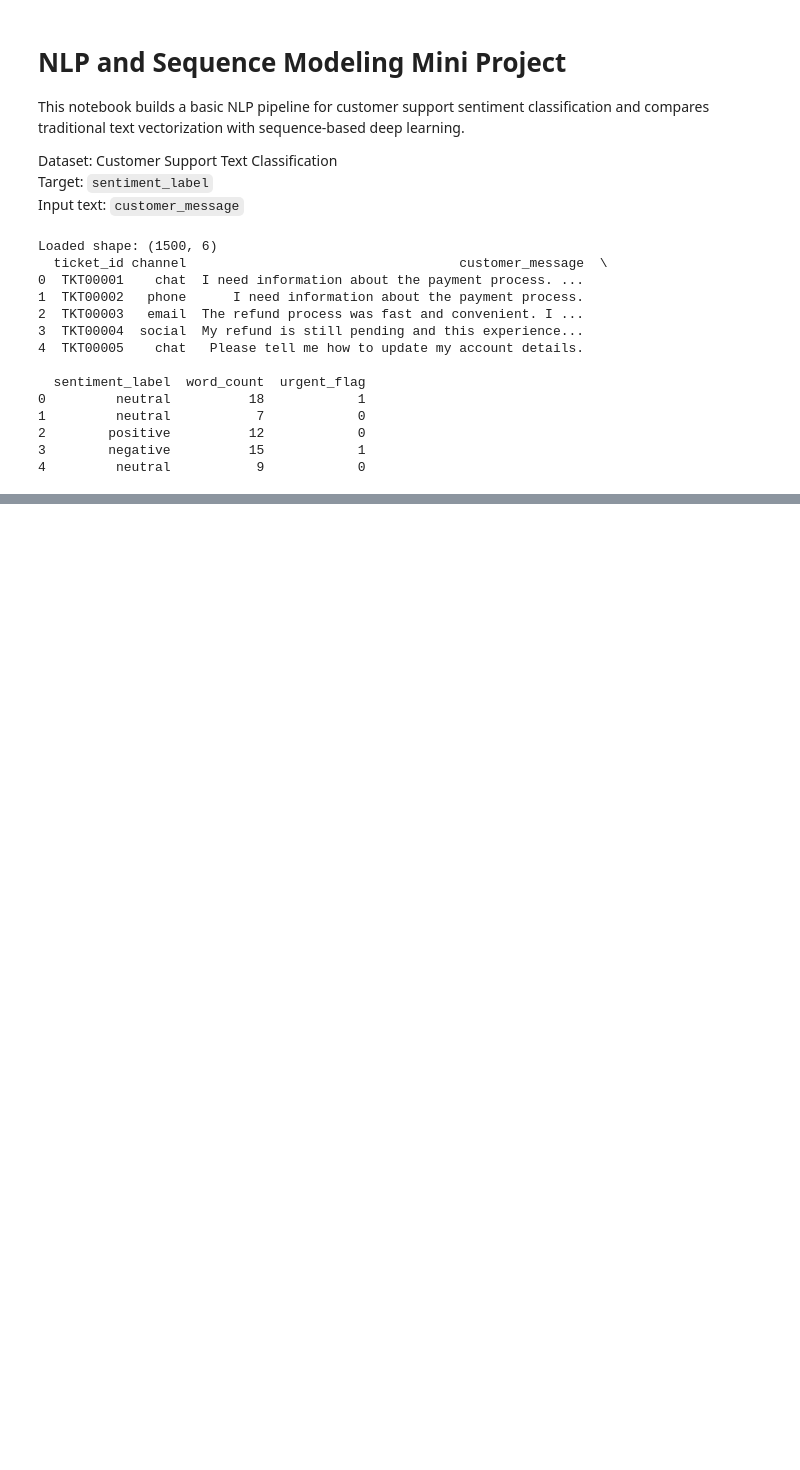
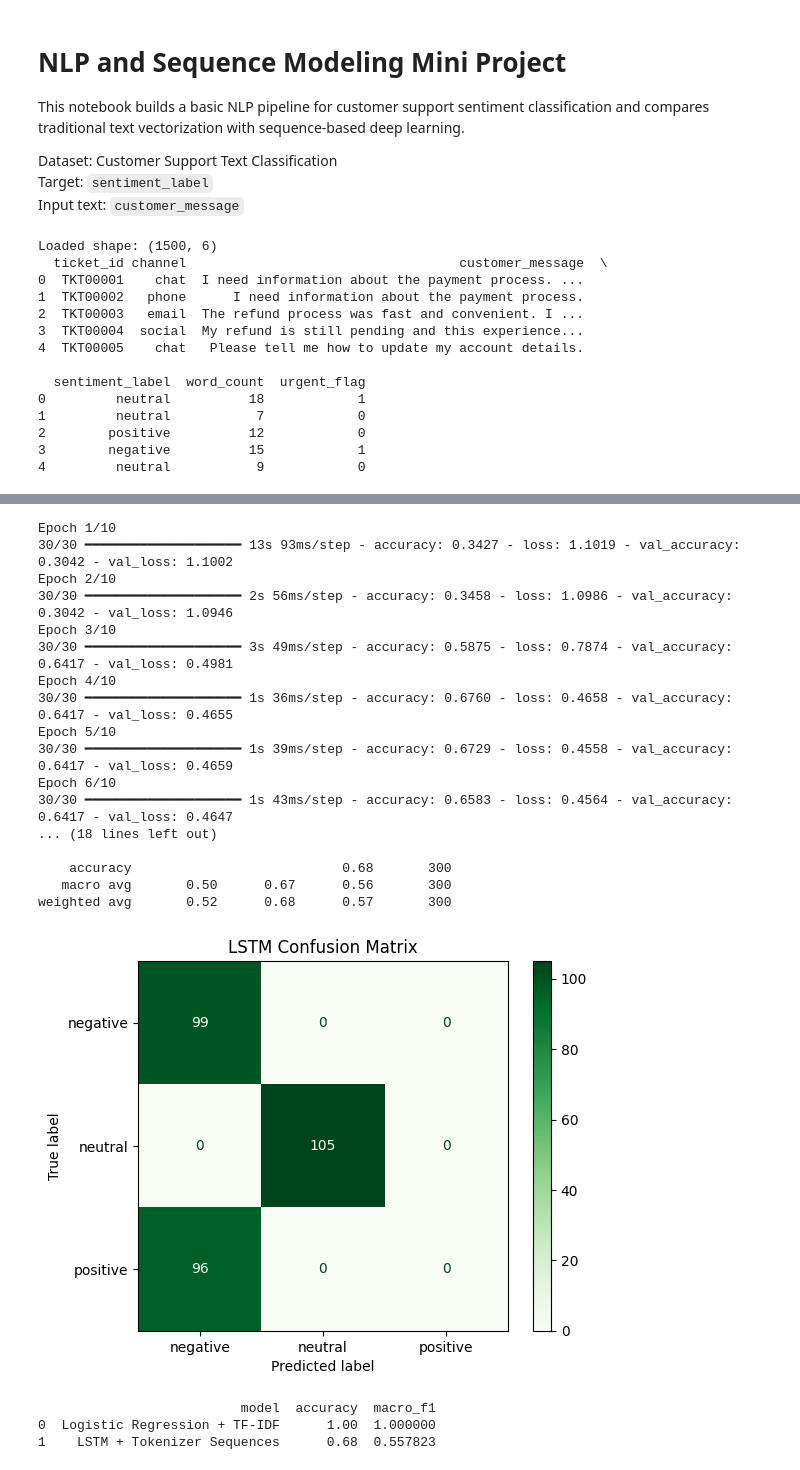
Before and after one commit to ShreyasRP94/assignment-05-Part3-nlp-sequence-modeling-bitsom_ba_2511032, a Jupyter notebook: notebook.ipynb, the cells around one changed output, grey strips where cells are left out. Saved outputs shown, nothing was run; the diff lists cells and outputs as text; code cells hidden in the pictures; blank space fills up the shorter version.

```diff
--- a/notebook.ipynb
+++ b/notebook.ipynb
@@ -65,0 +297,73 @@ Loaded shape: (1500, 6)
+# %%
+early_stop = EarlyStopping(
+    monitor="val_loss",
+    patience=3,
+    restore_best_weights=True
+)
+
+history = seq_model.fit(
+    X_train_pad,
+    y_train,
+    validation_split=0.2,
+    epochs=10,
+    batch_size=32,
+    callbacks=[early_stop],
+    verbose=1
+)
+
+seq_loss, seq_acc = seq_model.evaluate(X_test_pad, y_test, verbose=0)
+seq_pred_probs = seq_model.predict(X_test_pad, verbose=0)
+seq_pred = np.argmax(seq_pred_probs, axis=1)
+
+seq_f1 = f1_score(y_test, seq_pred, average="macro")
+
+print("LSTM Test Accuracy:", round(seq_acc, 4))
+print("LSTM Macro F1:", round(seq_f1, 4))
+print("\nClassification Report:\n")
+print(classification_report(y_test, seq_pred, target_names=class_names, zero_division=0))
+
+seq_cm = confusion_matrix(y_test, seq_pred)
+disp = ConfusionMatrixDisplay(confusion_matrix=seq_cm, display_labels=class_names)
+disp.plot(cmap="Greens", values_format="d")
+plt.title("LSTM Confusion Matrix")
+plt.show()
+# %% [output]
+Epoch 1/10
+30/30 ━━━━━━━━━━━━━━━━━━━━ 13s 93ms/step - accuracy: 0.3427 - loss: 1.1019 - val_accuracy: 0.3042 - val_loss: 1.1002
+Epoch 2/10
+30/30 ━━━━━━━━━━━━━━━━━━━━ 2s 56ms/step - accuracy: 0.3458 - loss: 1.0986 - val_accuracy: 0.3042 - val_loss: 1.0946
+Epoch 3/10
+30/30 ━━━━━━━━━━━━━━━━━━━━ 3s 49ms/step - accuracy: 0.5875 - loss: 0.7874 - val_accuracy: 0.6417 - val_loss: 0.4981
+Epoch 4/10
+30/30 ━━━━━━━━━━━━━━━━━━━━ 1s 36ms/step - accuracy: 0.6760 - loss: 0.4658 - val_accuracy: 0.6417 - val_loss: 0.4655
+Epoch 5/10
+30/30 ━━━━━━━━━━━━━━━━━━━━ 1s 39ms/step - accuracy: 0.6729 - loss: 0.4558 - val_accuracy: 0.6417 - val_loss: 0.4659
+Epoch 6/10
+30/30 ━━━━━━━━━━━━━━━━━━━━ 1s 43ms/step - accuracy: 0.6583 - loss: 0.4564 - val_accuracy: 0.6417 - val_loss: 0.4647
+... (18 lines left out)
+
+    accuracy                           0.68       300
+   macro avg       0.50      0.67      0.56       300
+weighted avg       0.52      0.68      0.57       300
+[figure, added]
+# %%
+# Save evaluation comparison
+evaluation_df = pd.DataFrame([
+    {
+        "model": "Logistic Regression + TF-IDF",
+        "accuracy": baseline_acc,
+        "macro_f1": baseline_f1
+    },
+    {
+        "model": "LSTM + Tokenizer Sequences",
+        "accuracy": seq_acc,
+        "macro_f1": seq_f1
+    }
+])
+
+evaluation_df.to_csv(os.path.join(RESULTS_DIR, "model_evaluation.csv"), index=False)
+print(evaluation_df)
+# %% [output]
+                          model  accuracy  macro_f1
+0  Logistic Regression + TF-IDF      1.00  1.000000
+1    LSTM + Tokenizer Sequences      0.68  0.557823
```
Also changed, not shown: parts of 13 cells of this notebook, 3 other files.
